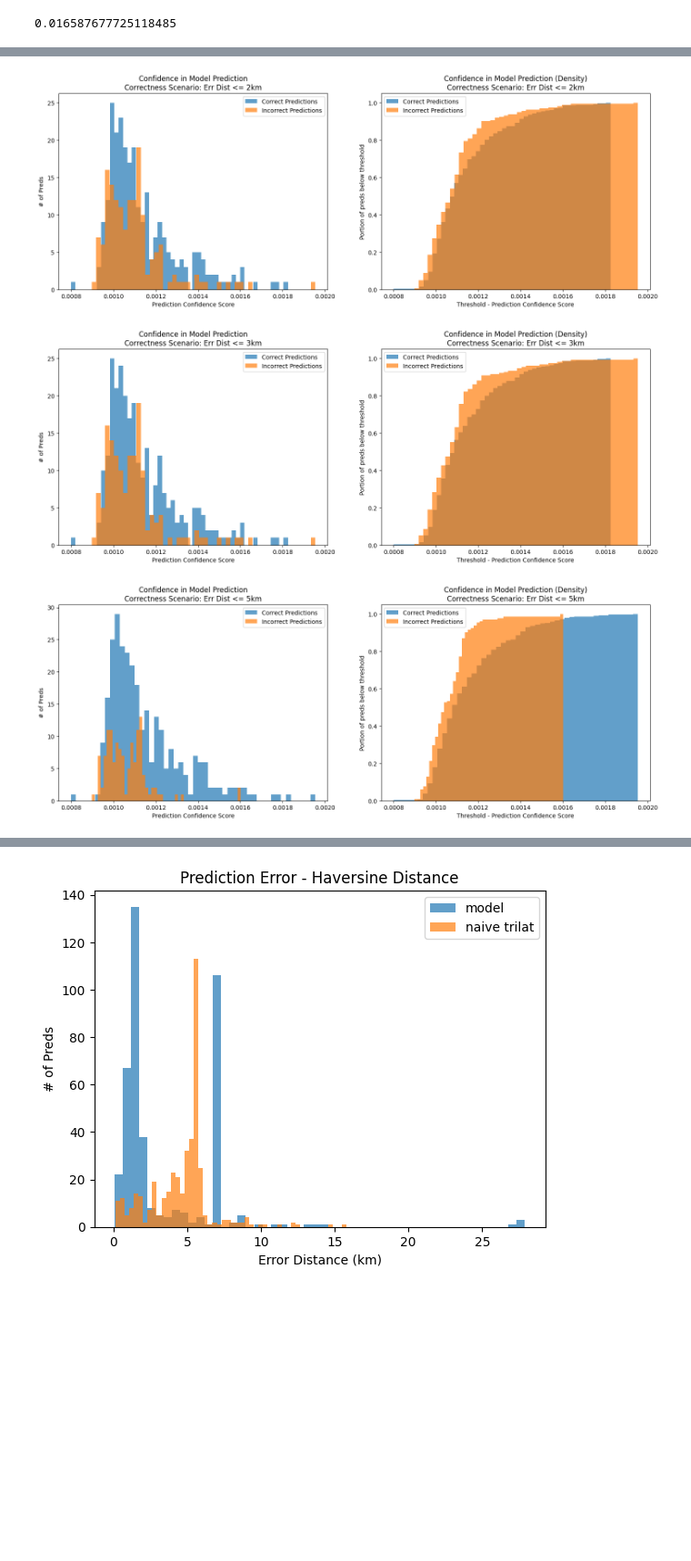
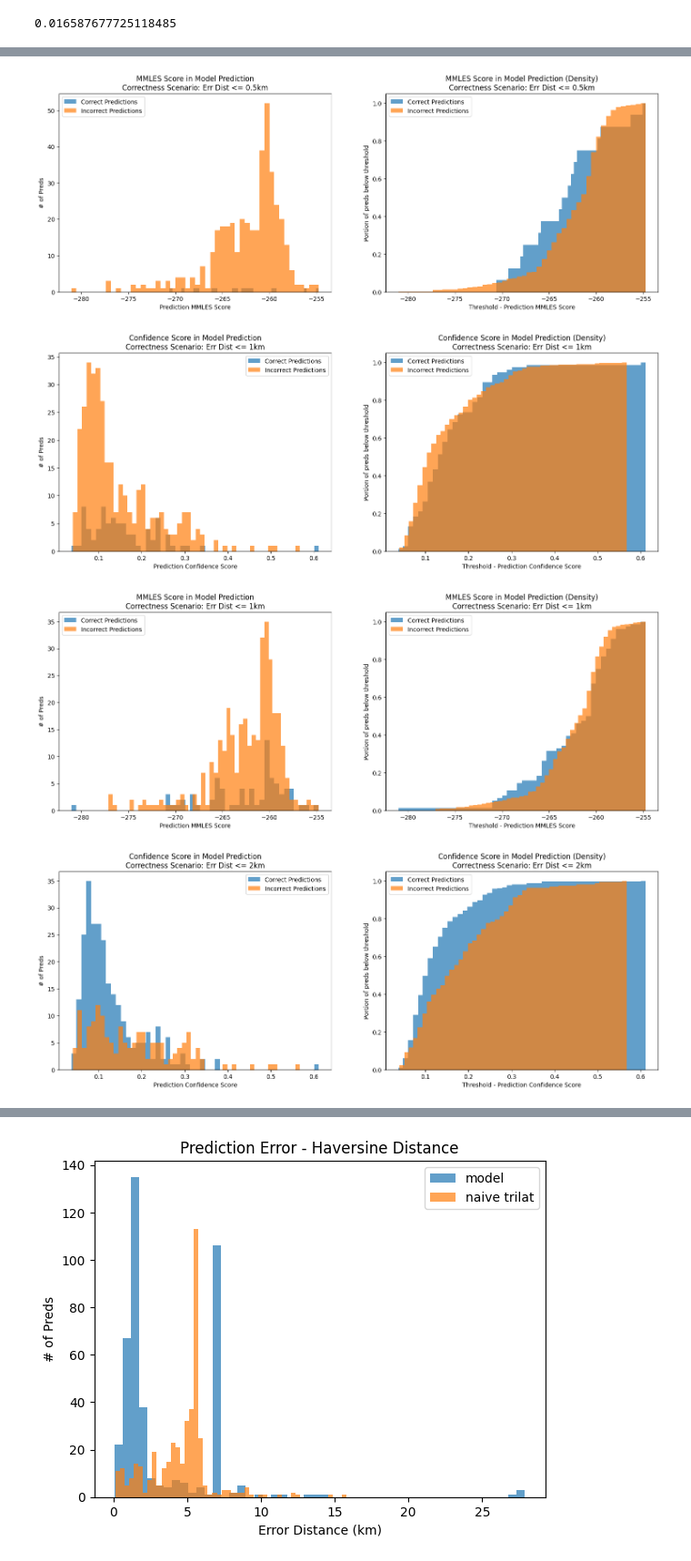
Before and after one commit to dcyoung/ml-triangulation, a Jupyter notebook: inference.ipynb, the cells around one changed output, grey strips where cells are left out. Shown: that part at 91% size. Cells and saved outputs as stored; diff of their text form; code cells hidden in the pictures; blank space fills up the shorter version.

```diff
--- a/inference.ipynb
+++ b/inference.ipynb
@@ -60,8 +60,11 @@ for prefix in ["target", "hotspot1", "hotspot2", "hotspot3", "centroid_projected
         lat_long_deg=df[[f"{prefix}_lat", f"{prefix}_long"]].to_numpy()
     )
 # %%
+y_samples_ll = df[["target_lat", "target_long"]].to_numpy()
+y_samples_naive_ll = df[["naive_tri_lat", "naive_tri_long"]].to_numpy()
 y_samples = df[label_cols].to_numpy().squeeze()
 x_samples = df[sample_cols].to_numpy()
+
 # Normalize all features to expected range -1:1 based on consideration of the training data alone
 for i, s in enumerate(sample_cols):
     # Avoid re-normalizing anything that was already normalized
@@ -120,14 +129,8 @@ MlpTriangulationModel(
 # %%
 
-y_val_ll = df[["target_lat", "target_long"]].to_numpy()
-y_val_naive_ll = df[["naive_tri_lat", "naive_tri_long"]].to_numpy()
+predicted_cluster_idxs = softmax_scores.max(dim=1)[-1].squeeze().cpu().numpy()
+confidence = np.amax(softmax_scores.cpu().numpy(), axis=1)
 
-model.eval()
-with torch.no_grad():
-    logits = model(Xsamples)
-probabilities = torch.nn.Softmax(dim=1)(logits)
-predicted_cluster_idxs = probabilities.max(dim=1)[-1].squeeze().cpu().numpy()
-scores = np.amax(probabilities.cpu().numpy(), axis=1)
 is_correct = predicted_cluster_idxs == y_samples.squeeze()
 print(sum(is_correct)/is_correct.shape[0])
 
@@ -135,12 +138,12 @@ predicted_lat_long = df_clusters[["cluster_lat", "cluster_long"]].to_numpy()[pre
 
 dist_err_km = haversine_np(
     predicted_lat_long,
-    y_val_ll,
+    y_samples_ll,
     radius=RADIUS_EARTH_KM
 )
 naive_tri_dist_err_km = haversine_np(
-    y_val_naive_ll,
-    y_val_ll,
+    y_samples_naive_ll,
+    y_samples_ll,
     radius=RADIUS_EARTH_KM
 )
 # %% [output]
@@ -149,21 +152,22 @@ naive_tri_dist_err_km = haversine_np(
 n_bins = 50
 scenarios = [("Exact Cluster Match", is_correct)] + [(f"Err Dist <= {thresh_km}km", dist_err_km <= thresh_km) for thresh_km in (0.5, 1,2,3,5)]
 for scenario_name, considered_correct in scenarios:
-    fig = plt.figure(figsize=(18,6))
-    ax = fig.add_subplot(1,2,1)
-    ax.hist(scores[considered_correct], bins=n_bins, alpha=0.7, label="Correct Predictions")
-    ax.hist(scores[np.invert(considered_correct)], bins=n_bins, alpha=0.7, label="Incorrect Predictions")
-    ax.set_title(f"Confidence in Model Prediction\nCorrectness Scenario: {scenario_name}")
-    ax.set_xlabel("Prediction Confidence Score")
-    ax.set_ylabel("# of Preds")
-    ax.legend()
+    for metric_name, metric in [("Confidence Score",  confidence), ("MMLES Score", mmles_scores.cpu().numpy())]:
+        fig = plt.figure(figsize=(18,6))
+        ax = fig.add_subplot(1,2,1)
+        ax.hist(metric[considered_correct], bins=n_bins, alpha=0.7, label="Correct Predictions")
+        ax.hist(metric[np.invert(considered_correct)], bins=n_bins, alpha=0.7, label="Incorrect Predictions")
+        ax.set_title(f"{metric_name} in Model Prediction\nCorrectness Scenario: {scenario_name}")
+        ax.set_xlabel(f"Prediction {metric_name}")
+        ax.set_ylabel("# of Preds")
+        ax.legend()
 
-    ax = fig.add_subplot(1,2,2)
-    ax.hist(scores[considered_correct], bins=n_bins, density=True, cumulative=True, alpha=0.7, label="Correct Predictions")
-    ax.hist(scores[np.invert(considered_correct)], bins=n_bins, density=True, cumulative=True, alpha=0.7, label="Incorrect Predictions")
-    ax.set_title(f"Confidence in Model Prediction (Density)\nCorrectness Scenario: {scenario_name}")
-    ax.set_xlabel("Threshold - Prediction Confidence Score")
-    ax.set_ylabel("Portion of preds below threshold")
-    ax.legend()
-    plt.show()
+        ax = fig.add_subplot(1,2,2)
+        ax.hist(metric[considered_correct], bins=n_bins, density=True, cumulative=True, alpha=0.7, label="Correct Predictions")
+        ax.hist(metric[np.invert(considered_correct)], bins=n_bins, density=True, cumulative=True, alpha=0.7, label="Incorrect Predictions")
+        ax.set_title(f"{metric_name} in Model Prediction (Density)\nCorrectness Scenario: {scenario_name}")
+        ax.set_xlabel(f"Threshold - Prediction {metric_name}")
+        ax.set_ylabel("Portion of preds below threshold")
+        ax.legend()
+        plt.show()
 # %% [output]
@@ -173,3 +177,4 @@ for scenario_name, considered_correct in scenarios:
-[figure, old version]
+[figure, new version]
-[figure, old version]
+[figure, new version]
-[figure, old version]
+[figure, new version]
+[figure, added]
```
Also changed, not shown: parts of 4 cells of this notebook, 7 other files.
